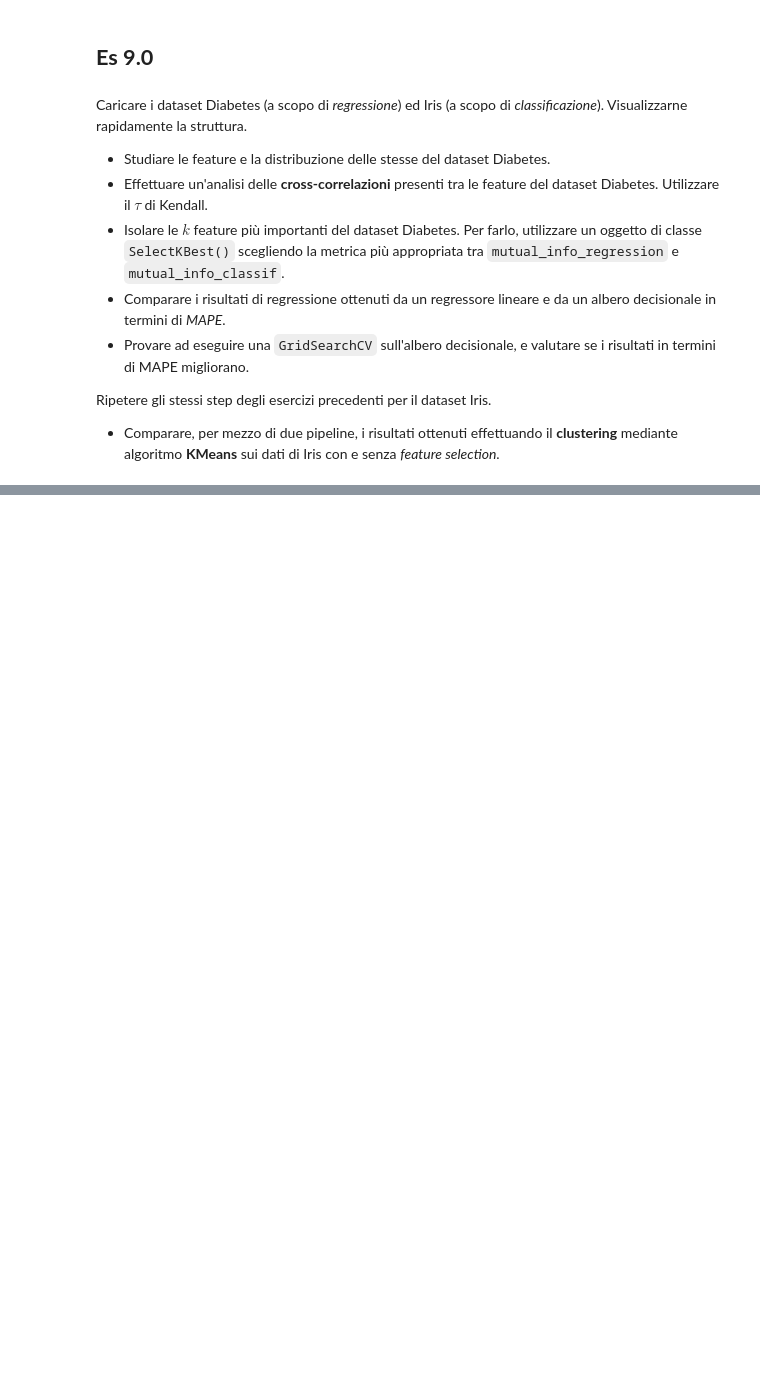
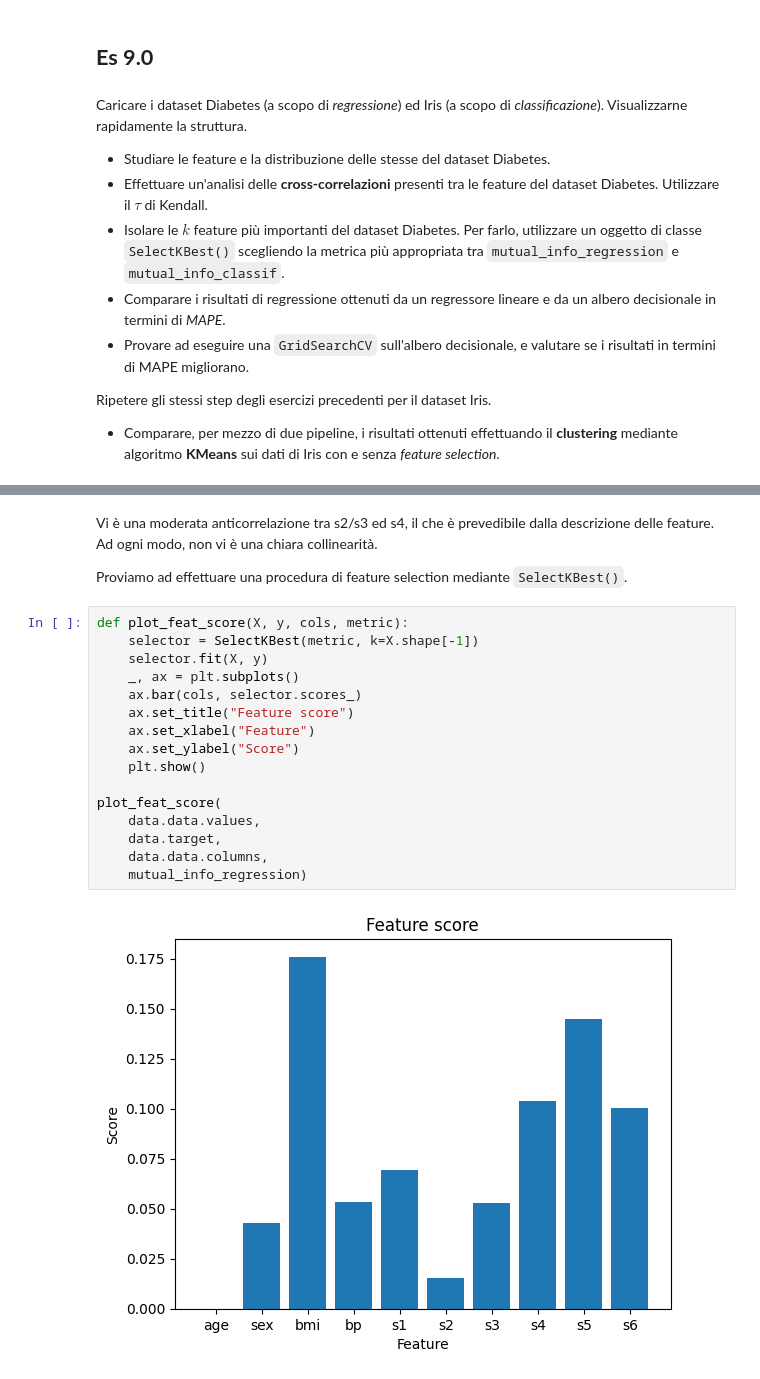
Before and after one commit to marcocecca00/PythonCalcoloScientifico, a Jupyter notebook: Notes/Esercizi Scikit Learn.ipynb, the cells around one changed output, grey strips where cells are left out. Cells and saved outputs as stored; diff of their text form; blank space fills up the shorter version.

```diff
--- a/Notes/Esercizi Scikit Learn.ipynb
+++ b/Notes/Esercizi Scikit Learn.ipynb
@@ -42,0 +120,22 @@ Ripetere gli stessi step degli esercizi precedenti per il dataset Iris.
+# %% [markdown]
+Vi è una moderata anticorrelazione tra s2/s3 ed s4, il che è prevedibile dalla descrizione delle feature. Ad ogni modo, non vi è una chiara collinearità.
+
+Proviamo ad effettuare una procedura di feature selection mediante `SelectKBest()`.
+# %%
+def plot_feat_score(X, y, cols, metric):
+    selector = SelectKBest(metric, k=X.shape[-1])
+    selector.fit(X, y)
+    _, ax = plt.subplots()
+    ax.bar(cols, selector.scores_)
+    ax.set_title("Feature score")
+    ax.set_xlabel("Feature")
+    ax.set_ylabel("Score")
+    plt.show()
+
+plot_feat_score(
+    data.data.values,
+    data.target,
+    data.data.columns,
+    mutual_info_regression)
+# %% [output]
+[figure, added]
```
Also changed, not shown: parts of 32 cells of this notebook.
